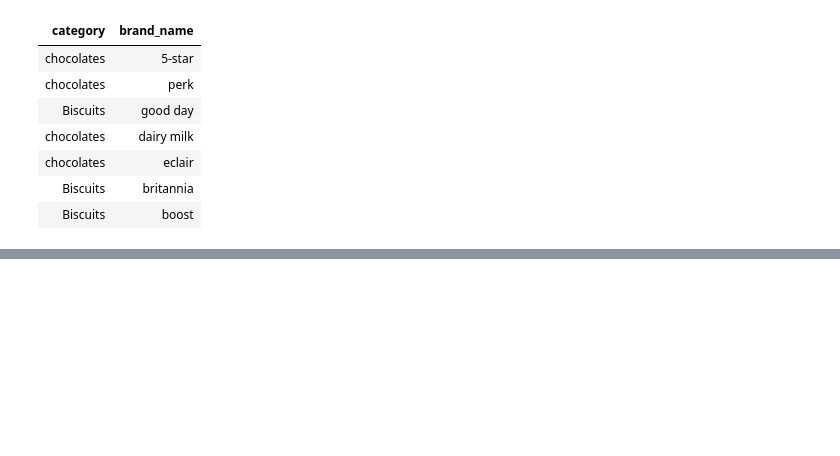
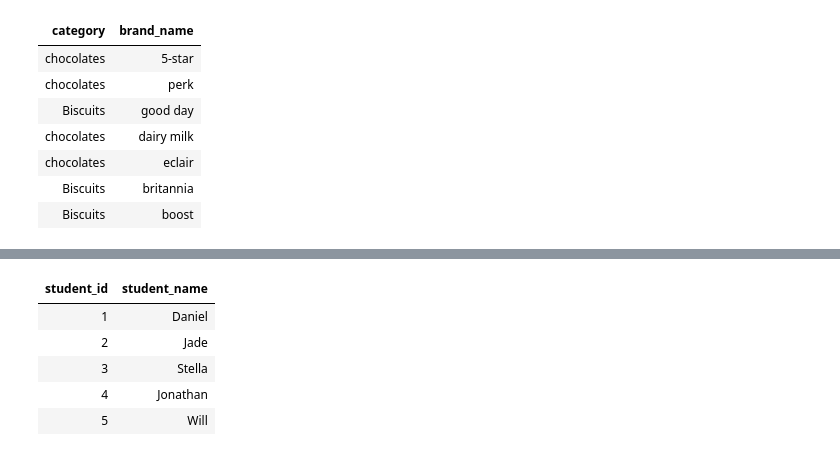
Before and after one commit to Rupam-1/SQL-Pyspark-practise_youtube, a Jupyter notebook: 04. SQL - Part3.ipynb, the cells around one changed output, grey strips where cells are left out. Saved outputs shown, nothing was run; the diff lists cells and outputs as text; code cells hidden in the pictures; blank space fills up the shorter version.

```diff
--- a/04. SQL - Part3.ipynb
+++ b/04. SQL - Part3.ipynb
@@ -768,0 +774,40 @@ on cte.rn >= cte1.rn and (cte.rn < cte1.next_rn or cte1.next_rn is null);
+# %%
+%sql
+DROP TABLE IF EXISTS students;
+CREATE TABLE students (
+    student_id INT,
+    student_name VARCHAR(20)
+);
+INSERT INTO students (student_id, student_name) VALUES
+(1, 'Daniel'),
+(2, 'Jade'),
+(3, 'Stella'),
+(4, 'Jonathan'),
+(5, 'Will');
+
+DROP TABLE IF EXISTS exams;
+CREATE TABLE exams (
+    exam_id INT,
+    student_id INT,
+    score INT
+);
+INSERT INTO exams (exam_id, student_id, score) VALUES
+(10, 1, 70),
+(10, 2, 80),
+(10, 3, 90),
+(20, 1, 80),
+(30, 1, 70),
+(30, 3, 80),
+(30, 4, 90),
+(40, 1, 60),
+(40, 2, 70),
+(40, 4, 80);
+
+SELECT * FROM students;
+# %% [output]
+| student_id | student_name |
+| 1 | Daniel |
+| 2 | Jade |
+| 3 | Stella |
+| 4 | Jonathan |
+| 5 | Will |
```
Also changed, not shown: parts of 4 cells of this notebook.
